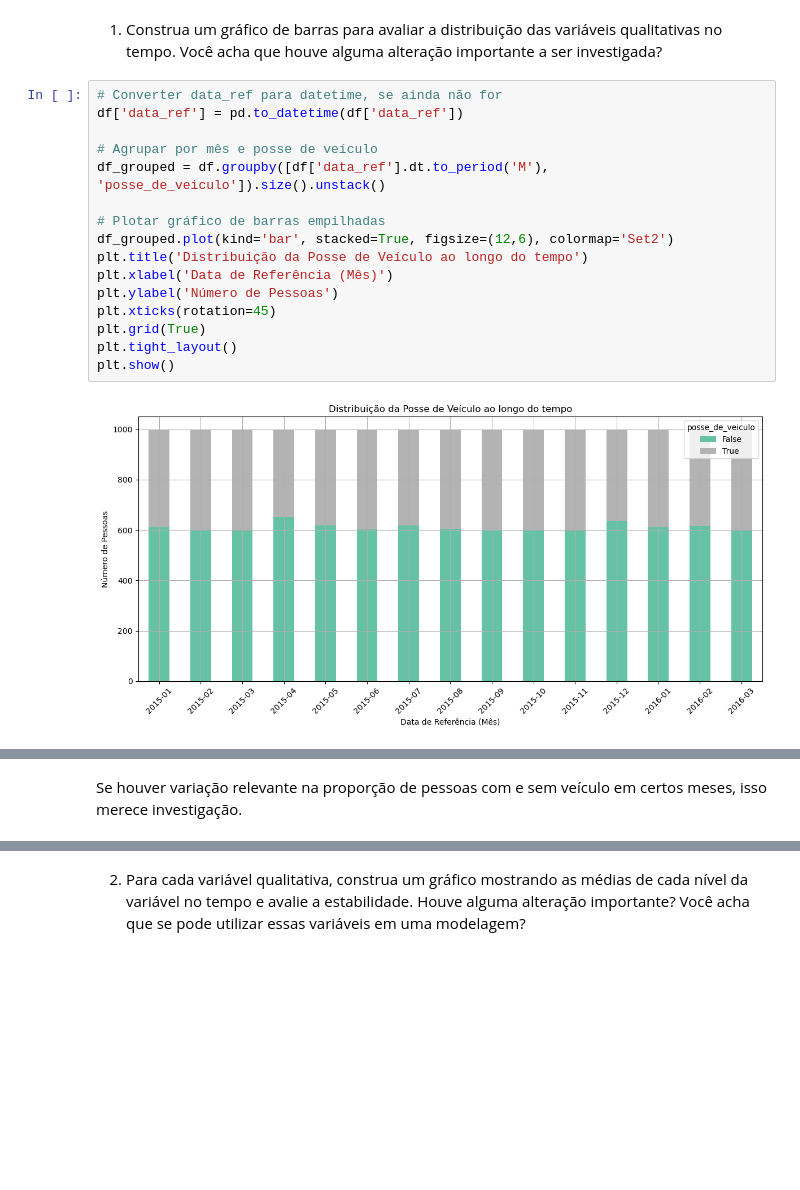
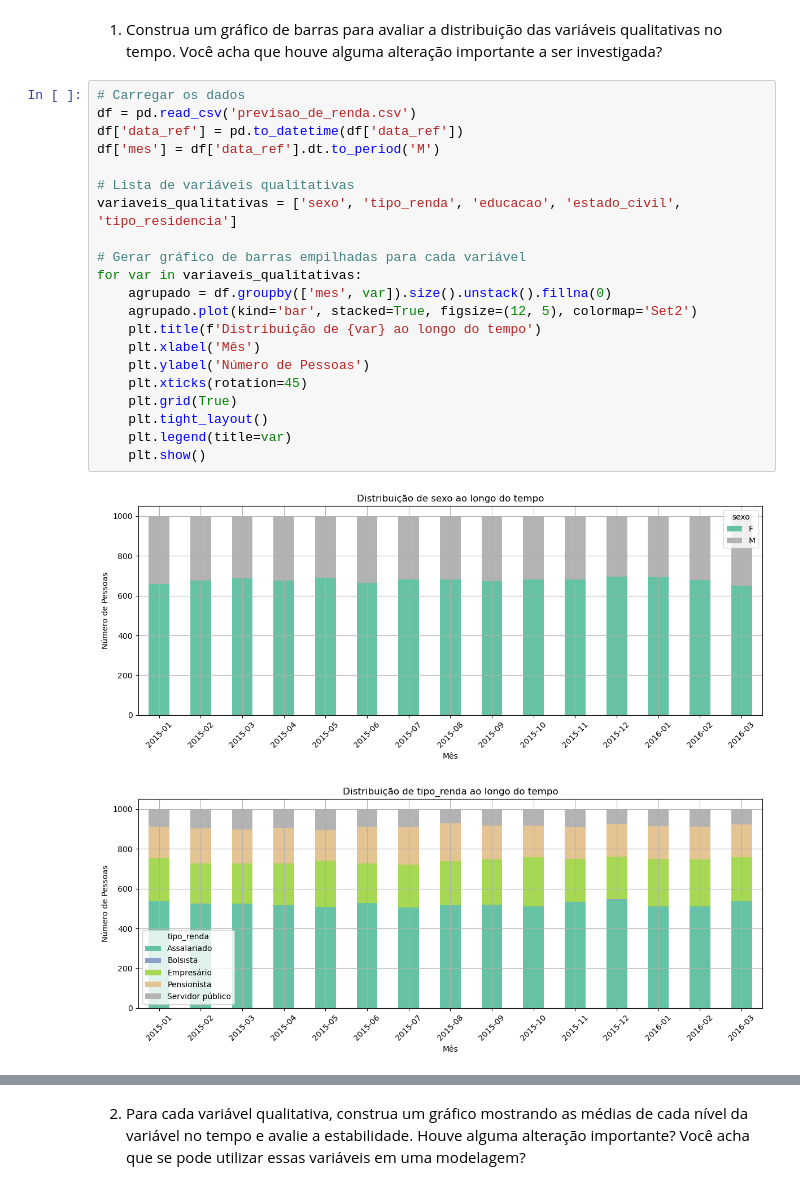
Before and after one commit to rodrigofelizardo/Mod10Tarefa3, a Jupyter notebook: Profissão Cientista de Dados M10 Pratique 3.ipynb, the cells around one changed output, grey strips where cells are left out. Saved outputs shown, nothing was run; the diff lists cells and outputs as text; blank space fills up the shorter version.

```diff
--- a/Profissão Cientista de Dados M10 Pratique 3.ipynb
+++ b/Profissão Cientista de Dados M10 Pratique 3.ipynb
@@ -19,20 +19,26 @@ df.head()
 # %% [markdown]
 1) Construa um gráfico de barras para avaliar a distribuição das variáveis qualitativas no tempo. Você acha que houve alguma alteração importante a ser investigada?
 # %%
-# Converter data_ref para datetime, se ainda não for
+# Carregar os dados
+df = pd.read_csv('previsao_de_renda.csv')
 df['data_ref'] = pd.to_datetime(df['data_ref'])
+df['mes'] = df['data_ref'].dt.to_period('M')
 
-# Agrupar por mês e posse de veículo
-df_grouped = df.groupby([df['data_ref'].dt.to_period('M'), 'posse_de_veiculo']).size().unstack()
+# Lista de variáveis qualitativas
+variaveis_qualitativas = ['sexo', 'tipo_renda', 'educacao', 'estado_civil', 'tipo_residencia']
 
-# Plotar gráfico de barras empilhadas
-df_grouped.plot(kind='bar', stacked=True, figsize=(12,6), colormap='Set2')
-plt.title('Distribuição da Posse de Veículo ao longo do tempo')
-plt.xlabel('Data de Referência (Mês)')
-plt.ylabel('Número de Pessoas')
-plt.xticks(rotation=45)
-plt.grid(True)
-plt.tight_layout()
-plt.show()
+# Gerar gráfico de barras empilhadas para cada variável
+for var in variaveis_qualitativas:
+    agrupado = df.groupby(['mes', var]).size().unstack().fillna(0)
+    agrupado.plot(kind='bar', stacked=True, figsize=(12, 5), colormap='Set2')
+    plt.title(f'Distribuição de {var} ao longo do tempo')
+    plt.xlabel('Mês')
+    plt.ylabel('Número de Pessoas')
+    plt.xticks(rotation=45)
+    plt.grid(True)
+    plt.tight_layout()
+    plt.legend(title=var)
+    plt.show()
 # %% [output]
-[figure, old version]
+[figure, new version]
+[figure, added]
@@ -39,2 +47,0 @@ plt.show()
-# %% [markdown]
-Se houver variação relevante na proporção de pessoas com e sem veículo em certos meses, isso merece investigação.
```
Also changed, not shown: parts of 6 cells of this notebook.
